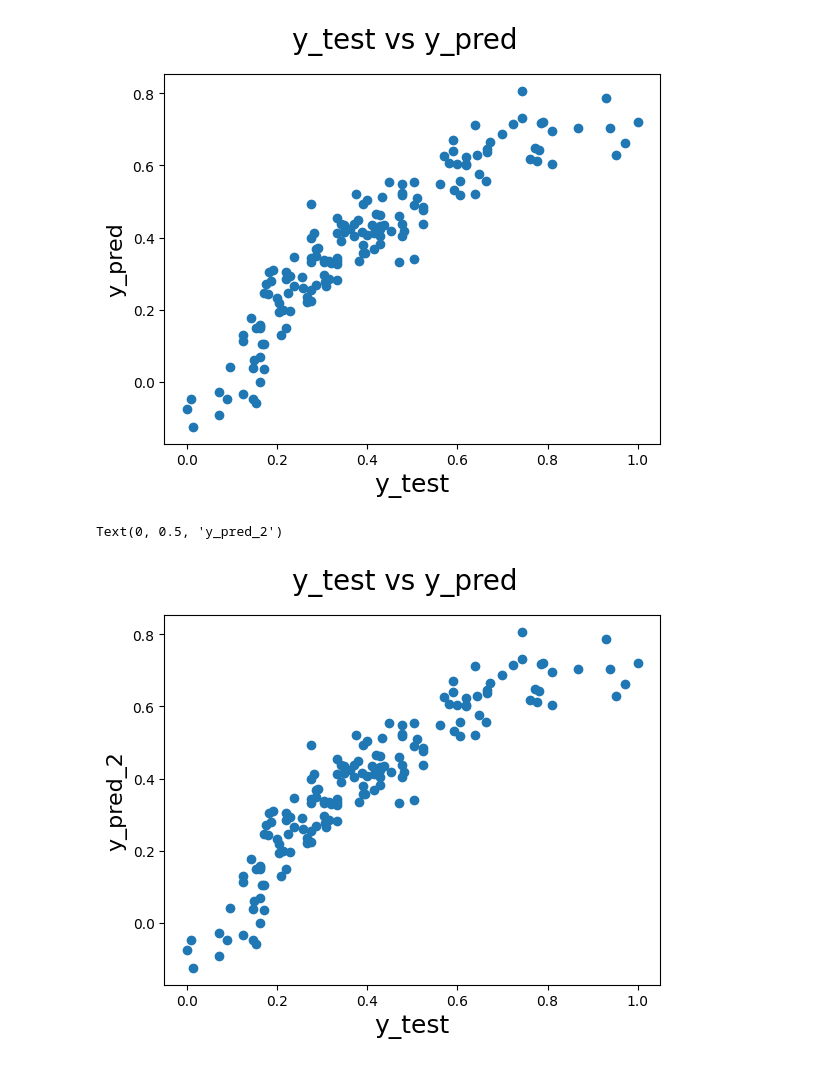
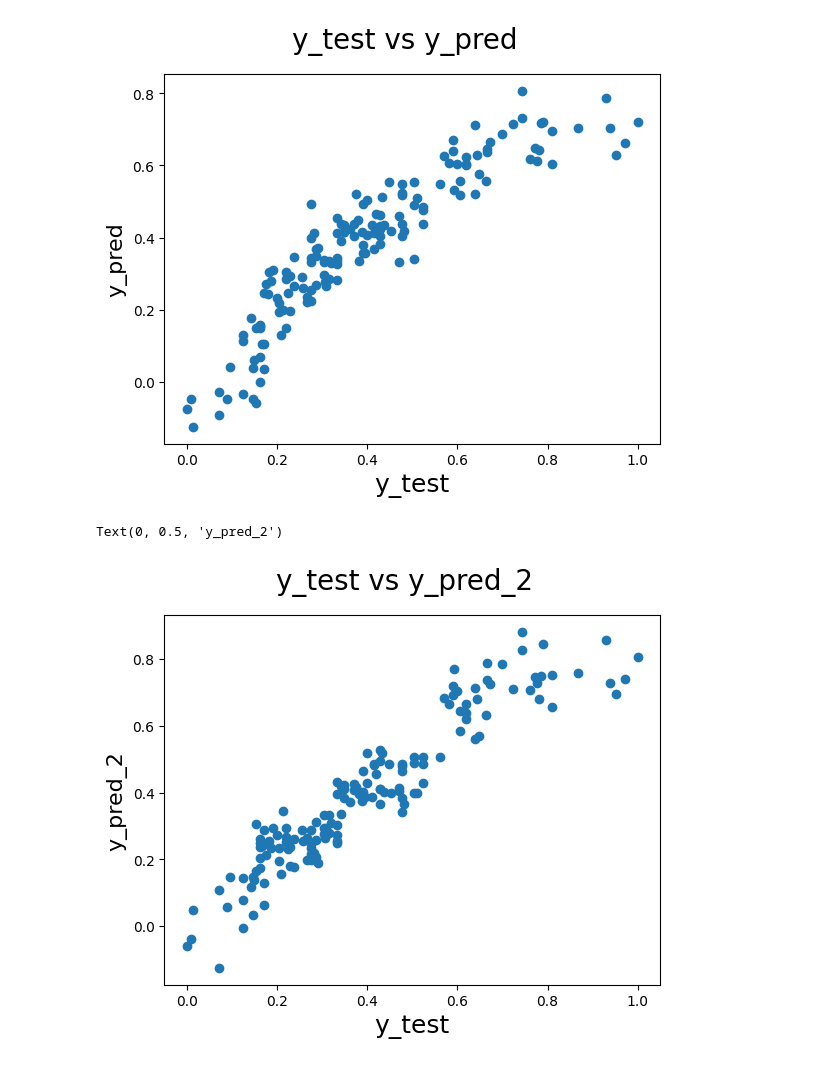
Before and after one commit to KMSBismarck1402/IT, a Jupyter notebook: python/hs3/housing.ipynb, the cells around one changed output. Cells and saved outputs as stored; diff of their text form; code cells hidden in the pictures.

```diff
--- a/python/hs3/housing.ipynb
+++ b/python/hs3/housing.ipynb
@@ -194,10 +189,10 @@ Text(0, 0.5, 'y_pred')
 # %%
 # Plotting y_test and y_pred to understand the spread.
 fig = plt.figure()
-plt.scatter(y_test,y_pred)
-fig.suptitle('y_test vs y_pred', fontsize=20)              # Plot heading
+plt.scatter(y_test,y_pred_2)
+fig.suptitle('y_test vs y_pred_2', fontsize=20)              # Plot heading
 plt.xlabel('y_test', fontsize=18)                          # X-label
 plt.ylabel('y_pred_2', fontsize=16)                          # Y-label
 # %% [output]
 Text(0, 0.5, 'y_pred_2')
-[figure, old version]
+[figure, new version]
```
Also changed, not shown: parts of 7 cells of this notebook.
